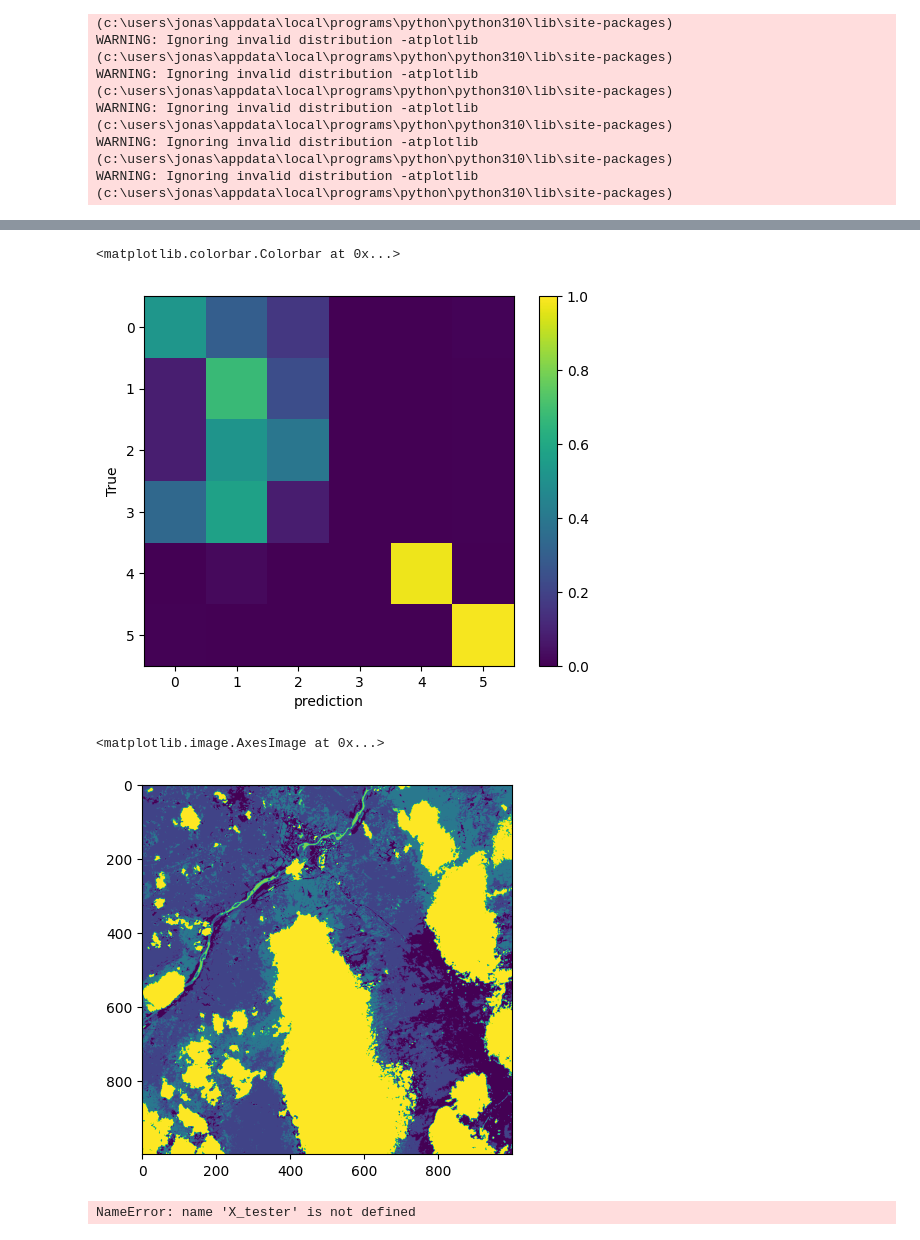
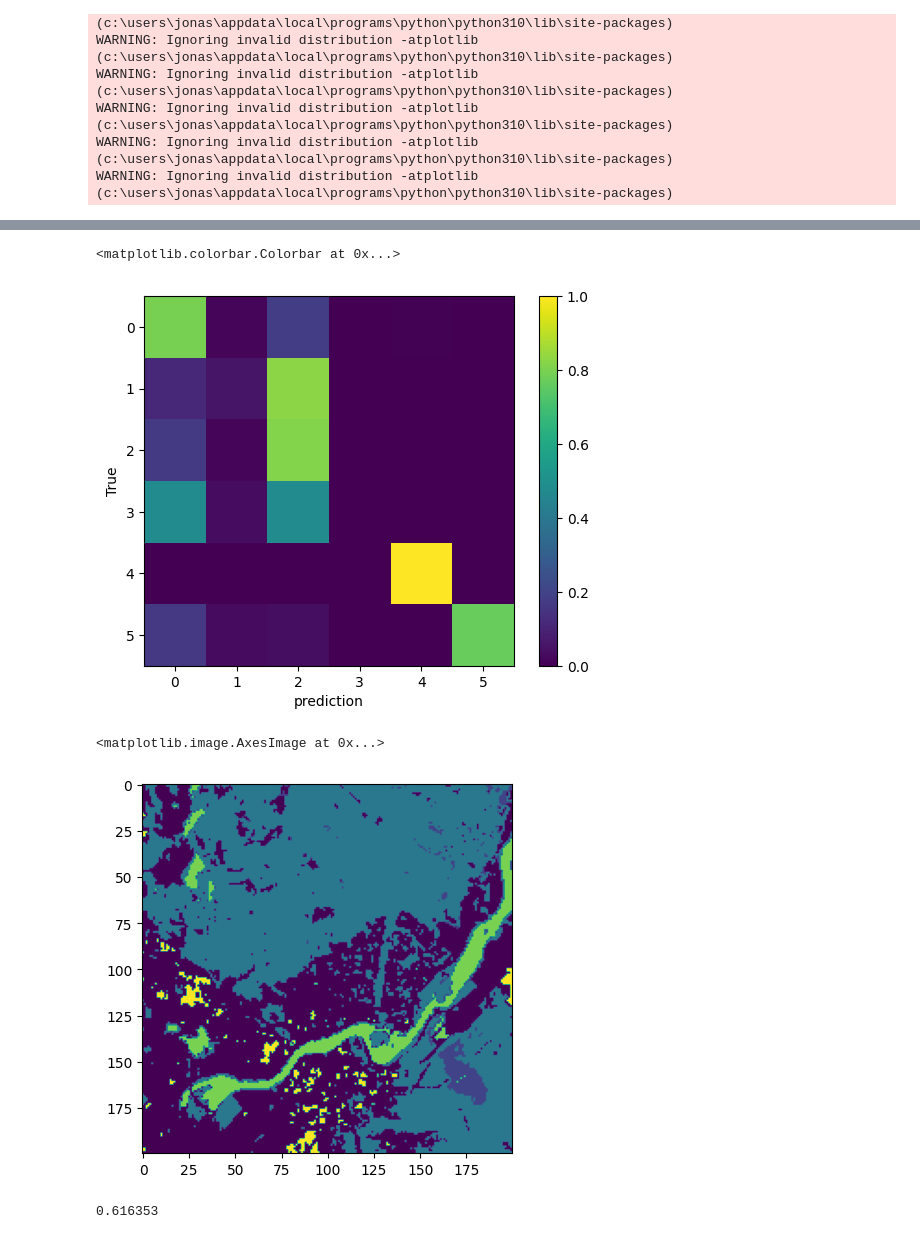
Before and after one commit to jonasroy/SVM_THESIS_PROJECT, a Jupyter notebook: Model/Model_Desicion_Tree.ipynb, the cells around one changed output, grey strips where cells are left out. Saved outputs shown, nothing was run; the diff lists cells and outputs as text; code cells hidden in the pictures.

Commit message:
Combine pictures, models and subframes

```diff
--- a/Model/Model_Desicion_Tree.ipynb
+++ b/Model/Model_Desicion_Tree.ipynb
@@ -134,6 +150,6 @@ print(X_train.shape, X_test.shape, y_train.shape, y_test.shape)
 
 """
 # split into train test sets
-X_train, X_test, y_train, y_test = train_test_split(X,y, test_size=0.999, random_state=1)
+X_train, X_test, y_train, y_test = train_test_split(X,y, test_size=0.9, random_state=1)
 print(X_train.shape, X_test.shape, y_train.shape, y_test.shape)
 # %% [output]
@@ -145,20 +161,28 @@ class_weights = {0:1, 1:1}
 #Linear SVM
 # Generate SVM from training data
 # 1) Spruce, 2) Pine , 3) Decidous (leaf), 4) Water, 5) Clouds, and 0) other
+svma = SVC(kernel = "rbf", max_iter=1e5, tol=1e-5, class_weight=class_weights)
+svmb = SVC(kernel = "linear", max_iter=1e5, tol=1e-5)
 
-#svma = LinearSVC(max_iter=1e5, tol=1e-5, class_weight=class_weights)
+#svma.fit(X_train,y_train)
+#svmb.fit(X_train, y_train)
+
+#print(svma.support_)
+#print(svmb.support_)
+
+"""
 svma = SVC(
     C = 10,
-    kernel = "linear",
+    kernel = "rbf",
     degree = 3,
     gamma = "scale",
     coef0 = 0.0,
     probability = True,
     tol = 1e-3,
     cache_size = 400,
-    class_weight = class_weights,
+    class_weight = None,
     verbose = True,
-    max_iter = 1e3,
+    max_iter = 1e5,
     decision_function_shape = "ovr",
     break_ties = True,
     random_state = 1
@@ -167,4 +191,5 @@ svma = SVC(
 svma.fit(X_train, y_train)
 print("support vectors:", len(svma.support_))
 print(svma.classes_)
+"""
 # %% [output]
@@ -175,0 +197,16 @@ print(svma.classes_)
+# %%
+#Decision Tree
+#Make the different models.
+from sklearn.linear_model import LogisticRegression
+
+model_list = [("svma", svma), ("svmb", svmb)]
+
+def combineModels(models):
+    from sklearn.ensemble import StackingClassifier
+    stack_models = StackingClassifier(estimators=models, final_estimator=SVC(kernel="rbf"))
+    return stack_models
+
+stack_models = combineModels(model_list)
+
+stack_models.fit(X_train,y_train)
+print(stack_models)
@@ -186,9 +256,9 @@ print(svma.classes_)
 # %%
-Xout = svma.predict(X)
+Xout = stack_models.predict(X)
 
-plt.imshow(Xout.reshape((1000,1000)))
+plt.imshow(Xout.reshape((200,200)))
 
-cm = confusion_matrix(labels_0.flatten(), Xout, normalize='true')
+cm = confusion_matrix(sub_labels.flatten(), Xout, normalize='true')
 
 plt.imshow(cm, vmax=1, vmin=0)
 plt.ylabel('True')
@@ -196,13 +266,13 @@ plt.xlabel('prediction')
 plt.colorbar()
 # %% [output]
 <matplotlib.colorbar.Colorbar at 0x...>
-[figure, old version]
+[figure, new version]
 # %%
-plt.imshow(Xout.reshape((1000,1000)))
+plt.imshow(Xout.reshape((200,200)))
 # %% [output]
 <matplotlib.image.AxesImage at 0x...>
-[figure, old version]
+[figure, new version]
-# %%
-print(svma.score(X_tester, y_tester))
-# %% [output]
-NameError: name 'X_tester' is not defined
+# %%
+print(stack_models.score(X, y))
+# %% [output]
+0.616353
```
Also changed, not shown: parts of 21 cells of this notebook, 3 other files.
